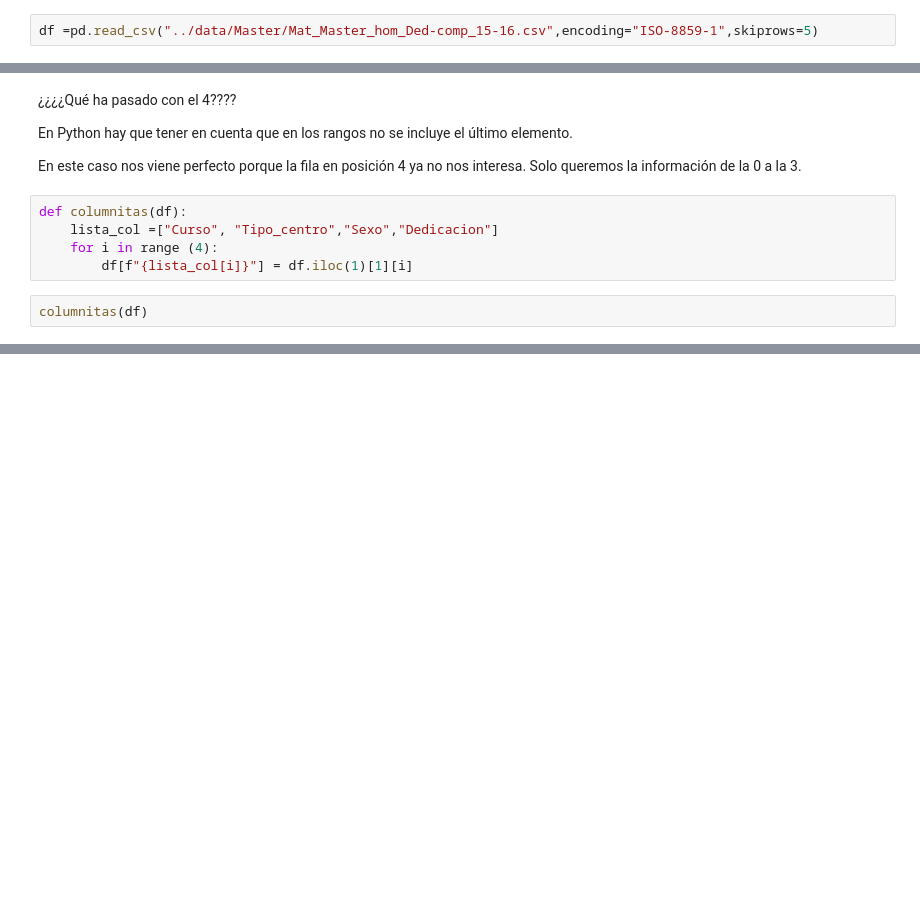
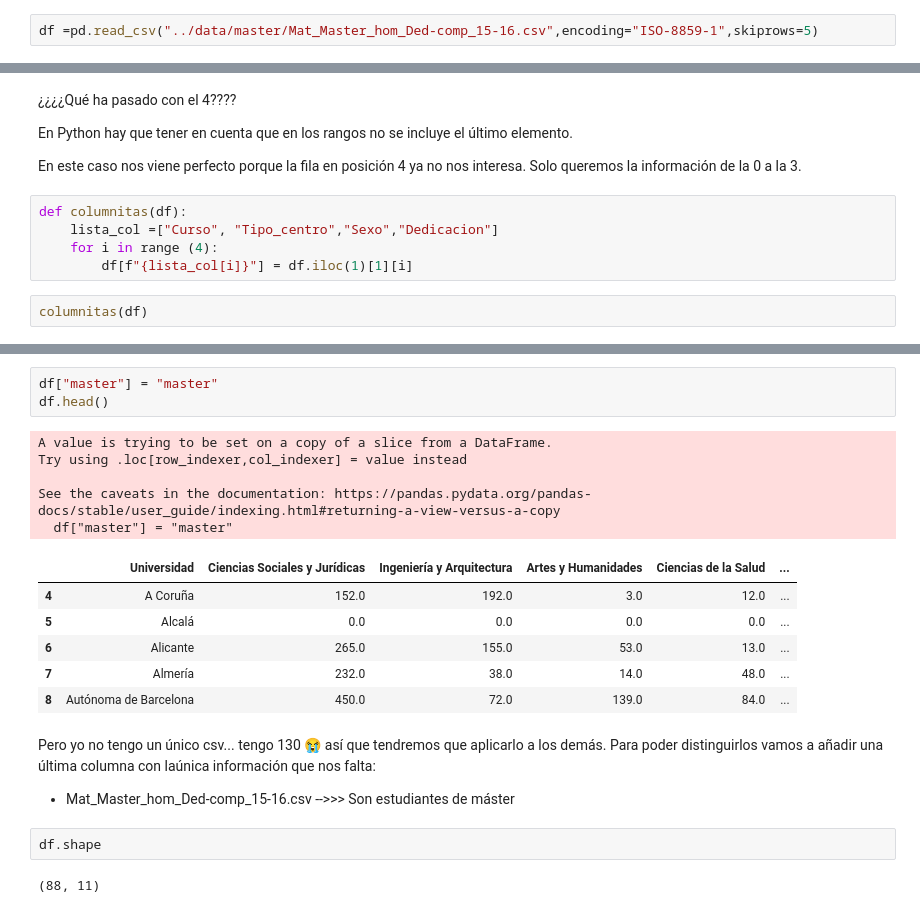
Before and after one commit to Fominayasg/8M_data, a Jupyter notebook: jupyter_notebooks/Limpieza.ipynb, the cells around one changed output, grey strips where cells are left out. Drawn from its saved outputs; the diff is of its cells as text; blank space fills up the shorter version.

```diff
--- a/jupyter_notebooks/Limpieza.ipynb
+++ b/jupyter_notebooks/Limpieza.ipynb
@@ -51,7 +62,7 @@ with open("../data/Master/Mat_Master_hom_Ded-comp_15-16.csv", 'rb') as f:
 # %% [output]
 ISO-8859-1
 # %%
-df =pd.read_csv("../data/Master/Mat_Master_hom_Ded-comp_15-16.csv",encoding="ISO-8859-1",skiprows=5)
+df =pd.read_csv("../data/master/Mat_Master_hom_Ded-comp_15-16.csv",encoding="ISO-8859-1",skiprows=5)
 # %%
 df.head(8)#nos muestra las primeras 5 filas por defecto pero podemos poner más
 # %% [output]
@@ -155,0 +220,23 @@ df.head()
+# %%
+df["master"] = "master"
+df.head()
+# %% [output]
+A value is trying to be set on a copy of a slice from a DataFrame.
+Try using .loc[row_indexer,col_indexer] = value instead
+
+See the caveats in the documentation: https://pandas.pydata.org/pandas-docs/stable/user_guide/indexing.html#returning-a-view-versus-a-copy
+  df["master"] = "master"
+|  | Universidad | Ciencias Sociales y Jurídicas | Ingeniería y Arquitectura | Artes y Humanidades | Ciencias de la Salud | ... |
+| 4 | A Coruña | 152.0 | 192.0 | 3.0 | 12.0 | ... |
+| 5 | Alcalá | 0.0 | 0.0 | 0.0 | 0.0 | ... |
+| 6 | Alicante | 265.0 | 155.0 | 53.0 | 13.0 | ... |
+| 7 | Almería | 232.0 | 38.0 | 14.0 | 48.0 | ... |
+| 8 | Autónoma de Barcelona | 450.0 | 72.0 | 139.0 | 84.0 | ... |
+# %% [markdown]
+Pero yo no tengo un único csv... tengo 130 😭 así que tendremos que aplicarlo a los demás. Para poder distinguirlos vamos a añadir una última columna con laúnica información que nos falta:
+
+- Mat_Master_hom_Ded-comp_15-16.csv -->>> Son estudiantes de máster
+# %%
+df.shape
+# %% [output]
+(88, 11)
```
Also changed, not shown: parts of 12 cells of this notebook, 17 other files.
